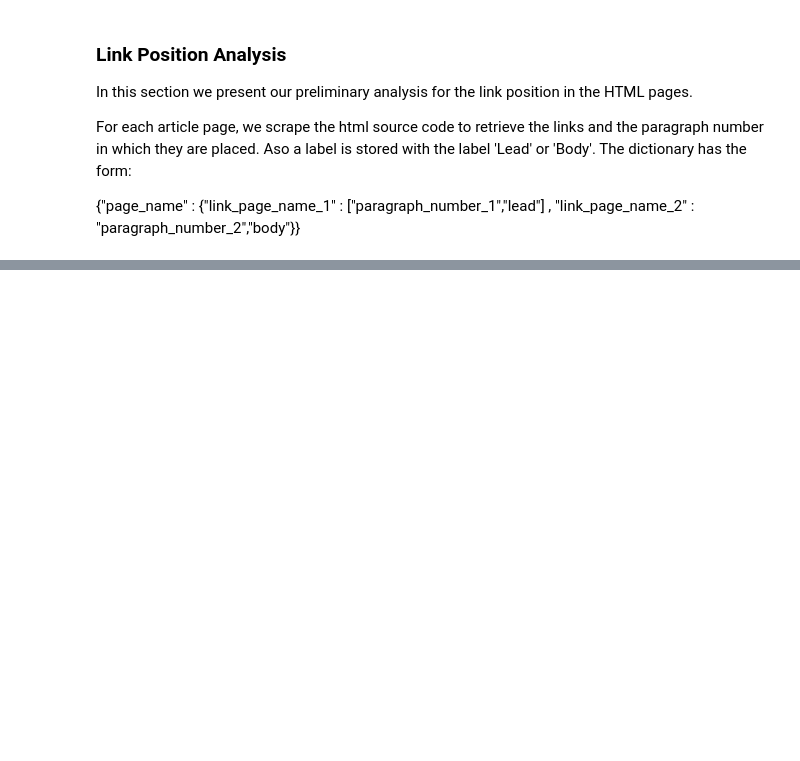
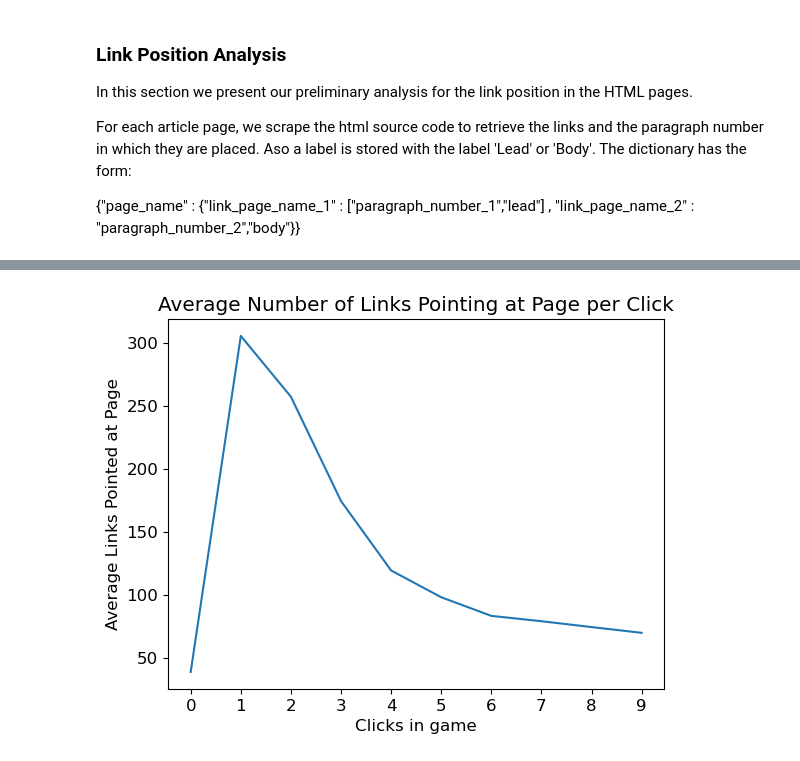
Before and after one commit to epfl-ada/ada-2022-project-souvladaki, a Jupyter notebook: analysis.ipynb, the cells around one changed output, grey strips where cells are left out. Saved outputs shown, nothing was run; the diff lists cells and outputs as text; code cells hidden in the pictures; blank space fills up the shorter version.

```diff
--- a/analysis.ipynb
+++ b/analysis.ipynb
@@ -680,0 +714,17 @@ plt.show()
+# %%
+auth_per_turn = [0 for i in range(80)]
+auth_counter = [0 for i in range(80)]
+for path in paths:
+    for i, article in enumerate(path):
+        if i < len(path):
+            target = path[i]
+            if (target in auth_dict.keys()):
+                auth_per_turn[i] += auth_dict[target]
+                auth_counter[i] += 1
+# %%
+plt.plot(['{}'.format(i) for i in range(10)], np.array(auth_per_turn[0:10])/np.array(auth_counter[0:10]));
+plt.xlabel('Clicks in game'); #0 refers to the starting page
+plt.ylabel('Average Links Pointed at Page');
+plt.title('Average Number of Links Pointing at Page per Click');
+# %% [output]
+[figure, added]
```
Also changed, not shown: parts of 22 cells of this notebook.
